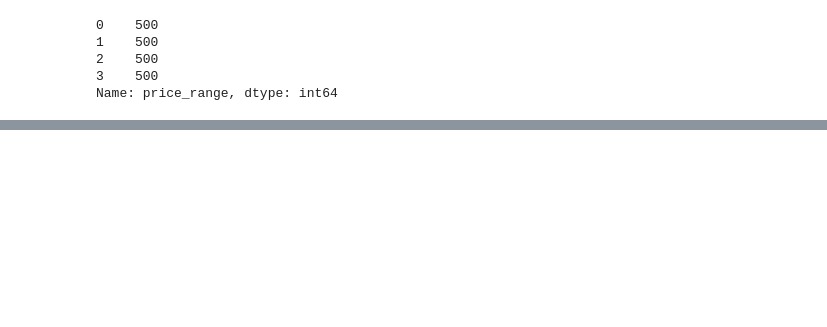
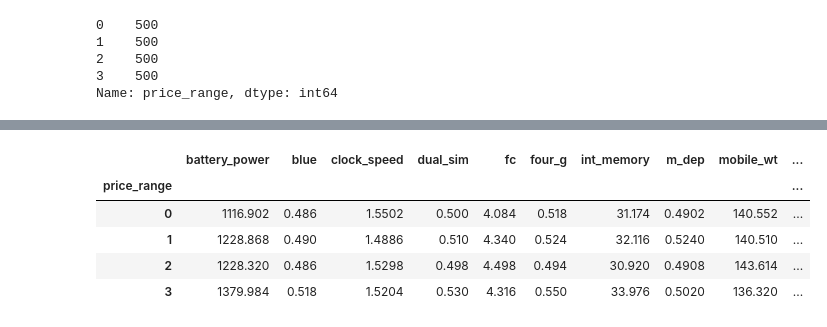
Before and after one commit to MohamedNennouche/mobile-price-classification, a Jupyter notebook: notebook-price.ipynb, the cells around one changed output, grey strips where cells are left out. Saved outputs shown, nothing was run; the diff lists cells and outputs as text; code cells hidden in the pictures; blank space fills up the shorter version.

```diff
--- a/notebook-price.ipynb
+++ b/notebook-price.ipynb
@@ -34,0 +49,9 @@ data_app.shape
+# %%
+data_app_train.groupby("price_range").mean()
+# %% [output]
+|  | battery_power | blue | clock_speed | dual_sim | fc | four_g | int_memory | m_dep | mobile_wt | ... |
+| price_range |  |  |  |  |  |  |  |  |  | ... |
+| 0 | 1116.902 | 0.486 | 1.5502 | 0.500 | 4.084 | 0.518 | 31.174 | 0.4902 | 140.552 | ... |
+| 1 | 1228.868 | 0.490 | 1.4886 | 0.510 | 4.340 | 0.524 | 32.116 | 0.5240 | 140.510 | ... |
+| 2 | 1228.320 | 0.486 | 1.5298 | 0.498 | 4.498 | 0.494 | 30.920 | 0.4908 | 143.614 | ... |
+| 3 | 1379.984 | 0.518 | 1.5204 | 0.530 | 4.316 | 0.550 | 33.976 | 0.5020 | 136.320 | ... |
```
Also changed, not shown: parts of 10 cells of this notebook, 1 other file.
